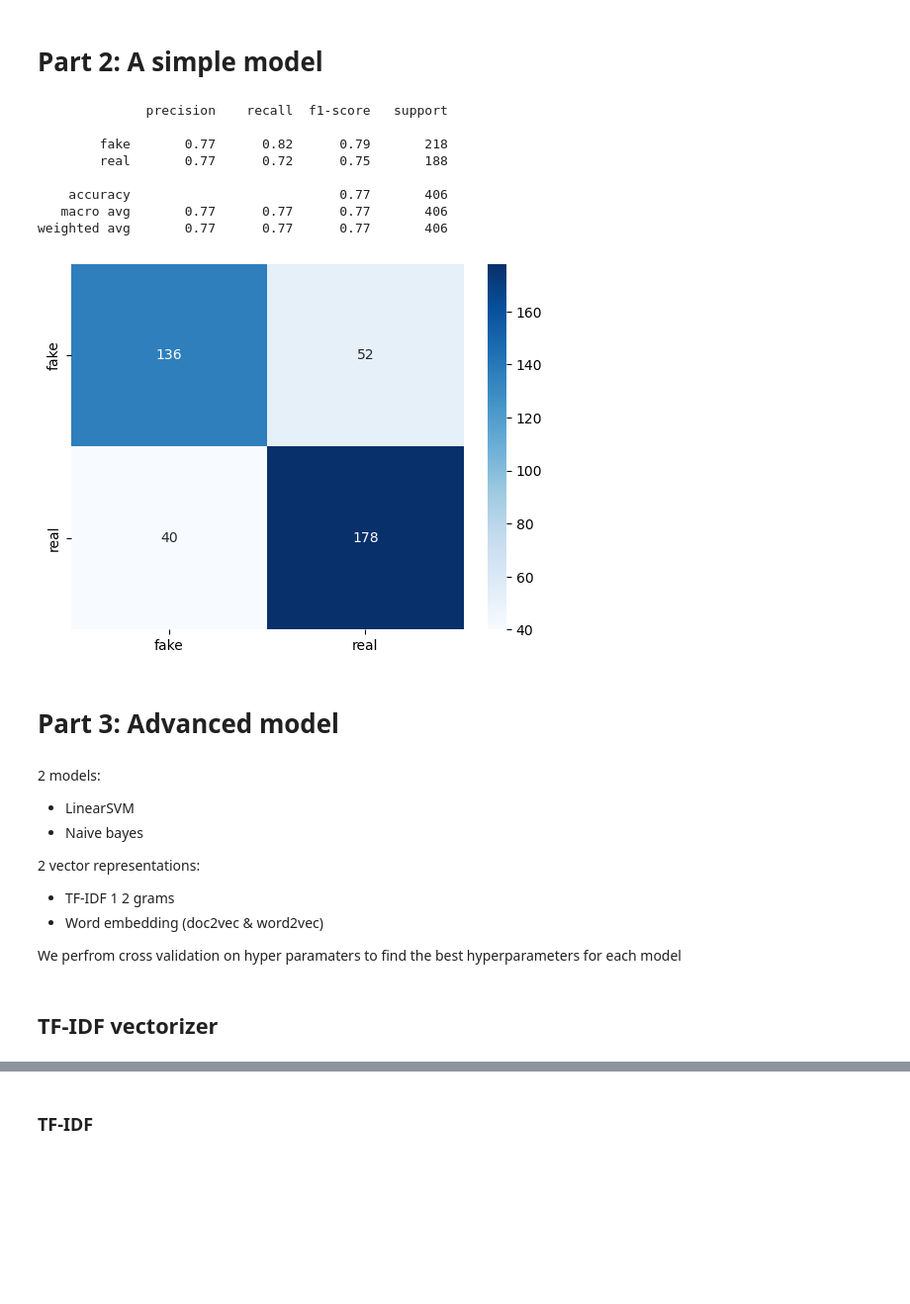
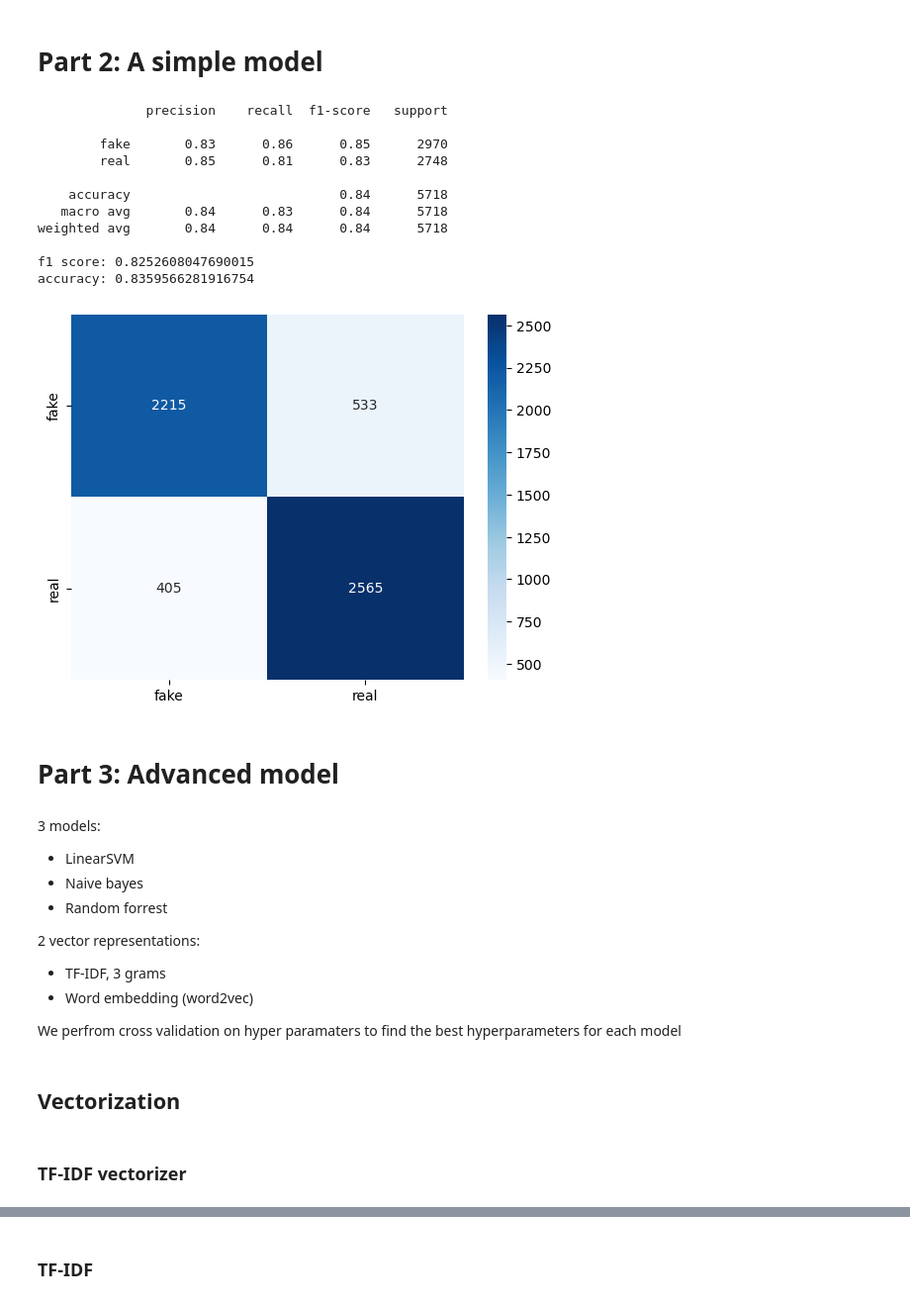
Before and after one commit to BogiSyderbo/FakeNewsProject, a Jupyter notebook: FakeNewsProject.ipynb, the cells around one changed output, grey strips where cells are left out. Shown: that part at 99% size. Saved outputs shown, nothing was run; the diff lists cells and outputs as text; code cells hidden in the pictures; blank space fills up the shorter version.

```diff
--- a/FakeNewsProject.ipynb
+++ b/FakeNewsProject.ipynb
@@ -230,55 +218,67 @@ Name: tokenized, dtype: object
+# %%
+import sklearn.metrics as metrics
+import seaborn as sns
+def evaluate_model(y_val, y_pred):
+    # Confusion matrix
+    confusion_matrix = metrics.confusion_matrix(y_val, y_pred, labels=[1, 0])
+    sns.heatmap(confusion_matrix, annot=True, fmt='g', cmap='Blues', xticklabels=['fake', 'real'], yticklabels=['fake', 'real'])
+
+    # Classification report
+    classification_report = metrics.classification_report(y_val, y_pred, target_names = ['fake', 'real'], zero_division=0)
+    print(classification_report)
+    accuracy = metrics.accuracy_score(y_val, y_pred)
+    f1 = metrics.f1_score(y_val, y_pred)
+    print("f1 score:", f1)
+    print("accuracy:", accuracy)
 # %% [markdown]
 # Part 2: A simple model
 # %%
-import numpy as np
 import seaborn as sns
 from sklearn.linear_model import LogisticRegression
 from sklearn.feature_extraction.text import TfidfVectorizer
 import sklearn.metrics as metrics
 from sklearn.preprocessing import StandardScaler
 from sklearn.pipeline import Pipeline
 
-X_train = x_train.apply(lambda x: np.str_(x))
-X_val = x_val.apply(lambda x: np.str_(x))
 # scaling the data
 model = Pipeline([("tfidf", TfidfVectorizer()),
                 ("scaler", StandardScaler(with_mean=False)),
-                ("log_reg", LogisticRegression())])
+                ("log_reg", LogisticRegression(solver='sag',max_iter=10000))])
+# prøv at sætte c lavere
 
 model.fit(x_train, y_train)
 y_pred = model.predict(x_val)
-
-# confusion matrix
-confusion_matrix = metrics.confusion_matrix(y_val, y_pred, labels=[1, 0])
-sns.heatmap(confusion_matrix, annot=True, fmt='g', cmap='Blues', xticklabels=['fake', 'real'], yticklabels=['fake', 'real'])
-
-# classification report
-classification_report = metrics.classification_report(y_val, y_pred, target_names = ['fake', 'real'], zero_division=0)
-print(classification_report)
+evaluate_model(y_val, y_pred)
 # %% [output]
               precision    recall  f1-score   support
 
-        fake       0.77      0.82      0.79       218
-        real       0.77      0.72      0.75       188
+        fake       0.83      0.86      0.85      2970
+        real       0.85      0.81      0.83      2748
 
-    accuracy                           0.77       406
-   macro avg       0.77      0.77      0.77       406
-weighted avg       0.77      0.77      0.77       406
+    accuracy                           0.84      5718
+   macro avg       0.84      0.83      0.84      5718
+weighted avg       0.84      0.84      0.84      5718
+
+f1 score: 0.8252608047690015
+accuracy: 0.8359566281916754
-[figure, old version]
+[figure, new version]
 # %% [markdown]
 # Part 3: Advanced model
 # %% [markdown]
-2 models:
+3 models:
 - LinearSVM
 - Naive bayes
+- Random forrest
 
 2 vector representations:
-- TF-IDF 1 2 grams
-- Word embedding (doc2vec & word2vec)
+- TF-IDF, 3 grams
+- Word embedding (word2vec)
 
 We perfrom cross validation on hyper paramaters to find the best hyperparameters for each model
+# %% [markdown]
+## Vectorization
 # %% [markdown]
-##  TF-IDF vectorizer
+###  TF-IDF vectorizer
 # %%
 from sklearn.preprocessing import StandardScaler
 from sklearn.feature_extraction.text import TfidfVectorizer
```
Also changed, not shown: parts of 39 cells of this notebook.
